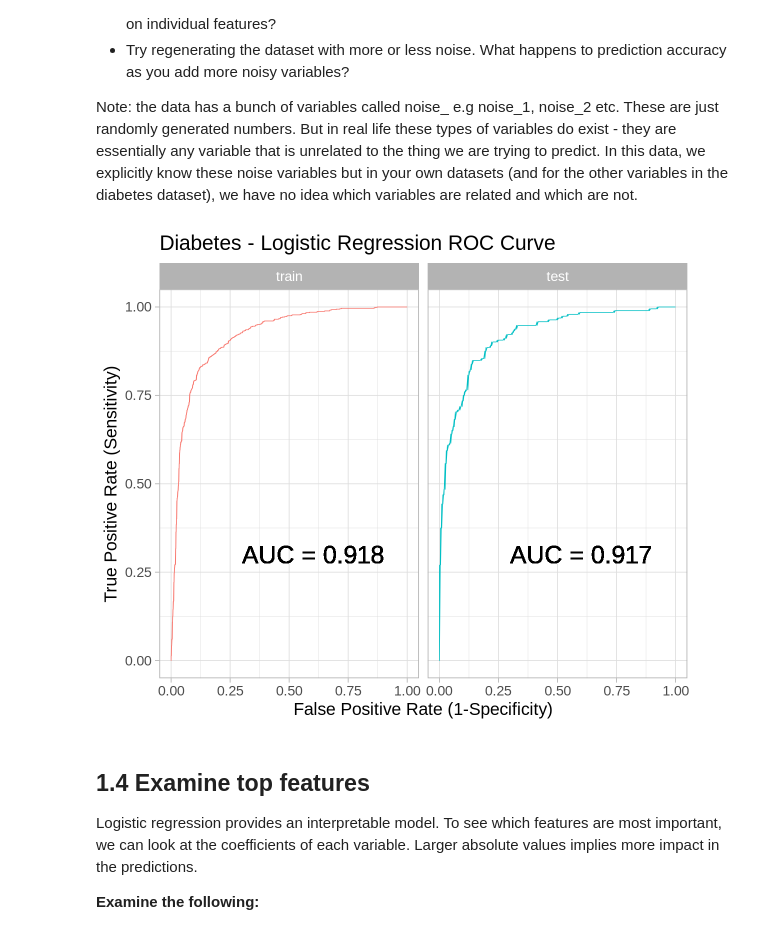
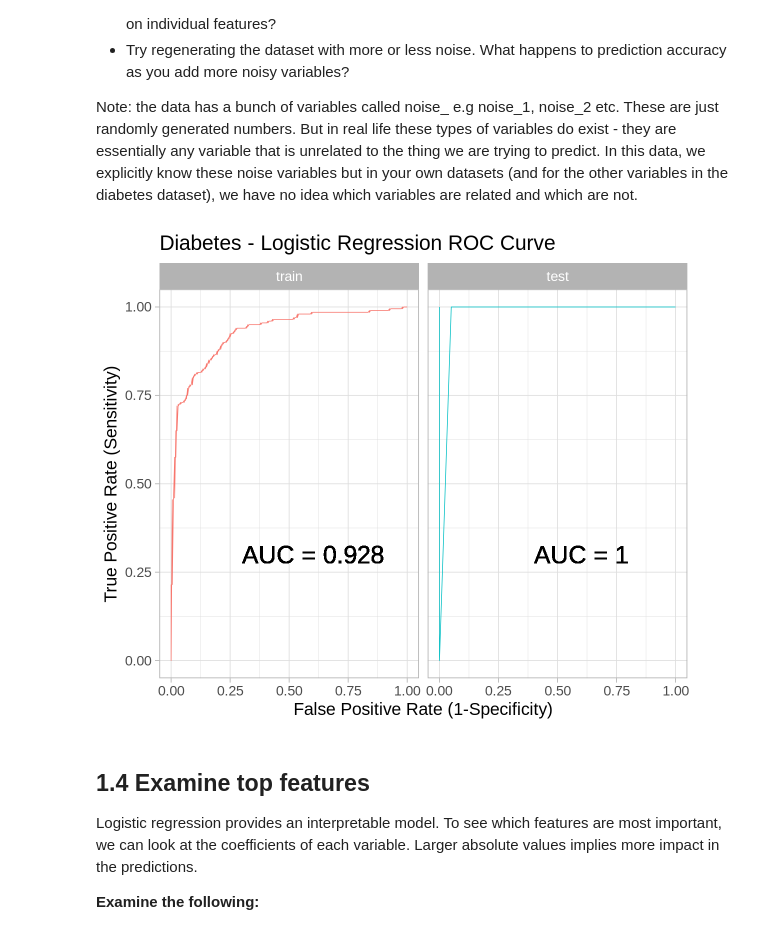
Before and after one commit to bwgoudey/IntroMLforLifeScienceWorkshopR, a Jupyter notebook: IntroToML2024_R.ipynb, the cells around one changed output. Drawn from its saved outputs; the diff is of its cells as text; code cells hidden in the pictures.

```diff
--- a/IntroToML2024_R.ipynb
+++ b/IntroToML2024_R.ipynb
@@ -114,15 +125,10 @@ also installing the dependency ‘RcppEigen’
 # %%
 # Read the dataset straight from github
 set.seed(1)
-diabetes_df <- read.csv(url("https://raw.githubusercontent.com/bwgoudey/IntroMLforLifeScienceWorkshopR/main/RC_health_data_n2000.csv"))
-diabetes_df = diabetes_df %>%
-  dplyr::select(-id) %>%
-    mutate(diabetes=factor(diabetes))
-train_test_split=initial_split(diabetes_df, prop = 0.8)
-diabetes_train_df = training(train_test_split)
-diabetes_test_df= testing(train_test_split)
-diabetes_study2_df=diabetes_df %>% group_by(diabetes) %>% slice_head(n=20) %>% ungroup()
+diabetes_df_raw <- read.csv(url("https://raw.githubusercontent.com/bwgoudey/IntroMLforLifeScienceWorkshopR/main/RC_health_data_n2000.csv")) %>% filter(!is.na(id))
 
-cat(sprintf("Number of individuals in training data: %s\n", nrow(diabetes_train_df)))
-cat(sprintf("Number of individuals in test data: %s\n", nrow(diabetes_test_df)))
+diabetes_data <- load_diabetes_data(diabetes_df_raw, nsamples=400, add_n_features=10)
+
+cat(sprintf("Number of individuals in training data: %s\n", nrow(diabetes_data[['study1']])))
+cat(sprintf("Number of individuals in test data: %s\n", nrow(diabetes_data[['study2']])))
 # %% [output]
@@ -268,34 +275,38 @@ We begin by plotting the data, the model fit and some classic summary statistics
  Note: the data has a bunch of variables called noise_<number> e.g noise_1, noise_2 etc. These are just randomly generated numbers. But in real life these types of variables do exist - they are essentially any variable that is unrelated to the thing we are trying to predict. In this data, we explicitly know these noise variables but in your own datasets (and for the other variables in the diabetes dataset), we have no idea which variables are related and which are not.
 # %%
 options(repr.plot.width = 12, repr.plot.height = 10, repr.plot.res = 100)
+
+diabetes_data <- load_diabetes_data(diabetes_df_raw, nsamples=400, add_n_features=10)
+diabetes_study1_df <- diabetes_data[['study1']]
+diabetes_study2_df <- diabetes_data[['study2']]
 
 # Setting up the model specification
 logit_spec <- logistic_reg(mode = "classification", penalty = 0, engine = "glm")
 
 # Setting up the workflow
 workflow <- workflow() %>%
   add_model(logit_spec) %>%
   add_formula(diabetes ~ .) # Any variable on the left-hand side of the tilde (~) is considered the model outcome (here, arr_delay). On the right-hand side of the tilde are the predictors. Variables may be listed by name, or you can use the dot (.) to indicate all other variables as predictors.
 
 # Fitting the model
 model_fit <- workflow %>%
-         fit(data = diabetes_train_df)
+         fit(data = diabetes_data[['study1']])
 
 # Make predictions
-diabetes_train_preds <- predict(model_fit, diabetes_train_df, type = "prob")
-diabetes_test_preds  <- predict(model_fit, diabetes_test_df, type = "prob")
+diabetes_train_preds <- predict(model_fit, diabetes_data[['study1']], type = "prob")
+diabetes_test_preds  <- predict(model_fit, diabetes_data[['study2']], type = "prob")
 
 # Pull out the actual labels
-diabetes_train_labels <- diabetes_train_df %>% dplyr::select(diabetes)
-diabetes_test_labels  <- diabetes_test_df %>% dplyr::select(diabetes)
+diabetes_train_labels <- diabetes_data[['study1']] %>% dplyr::select(diabetes)
+diabetes_test_labels  <- diabetes_data[['study2']] %>% dplyr::select(diabetes)
 
 
 # Now plot the ROC curves and their AUCs
 plot_roc_auc(diabetes_train_preds, diabetes_test_preds,
              diabetes_train_labels, diabetes_test_labels,
              label="Diabetes - Logistic Regression")
 # %% [output]
-[figure, old version]
+[figure, new version]
 # %% [markdown]
 ## 1.4 Examine top features
 Logistic regression provides an interpretable model. To see which features are most important, we can look at the coefficients of each variable. Larger absolute values implies more impact in the predictions.
```
Also changed, not shown: parts of 16 cells of this notebook.
